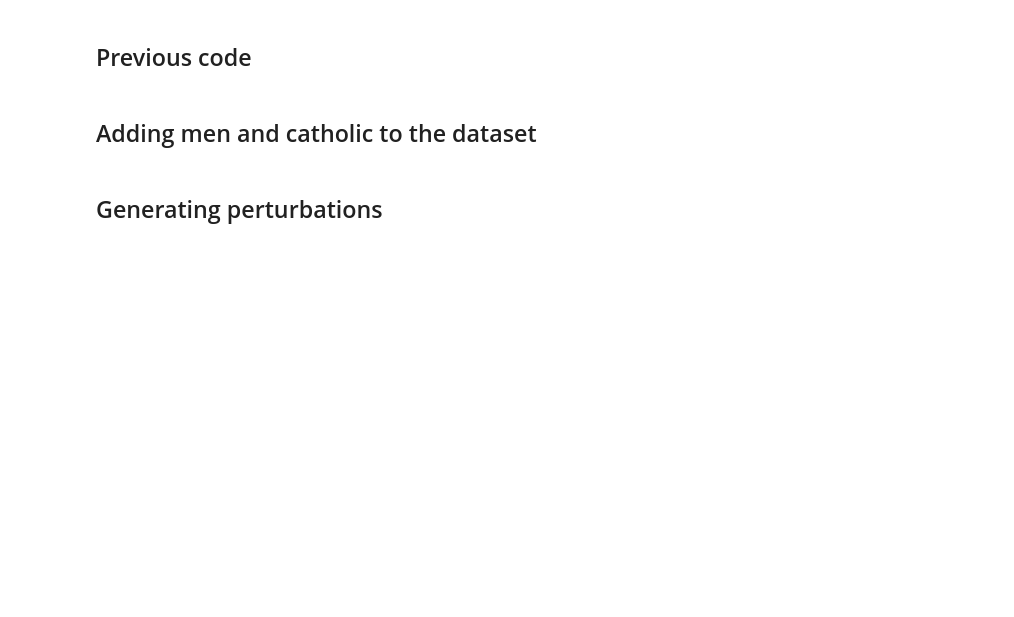
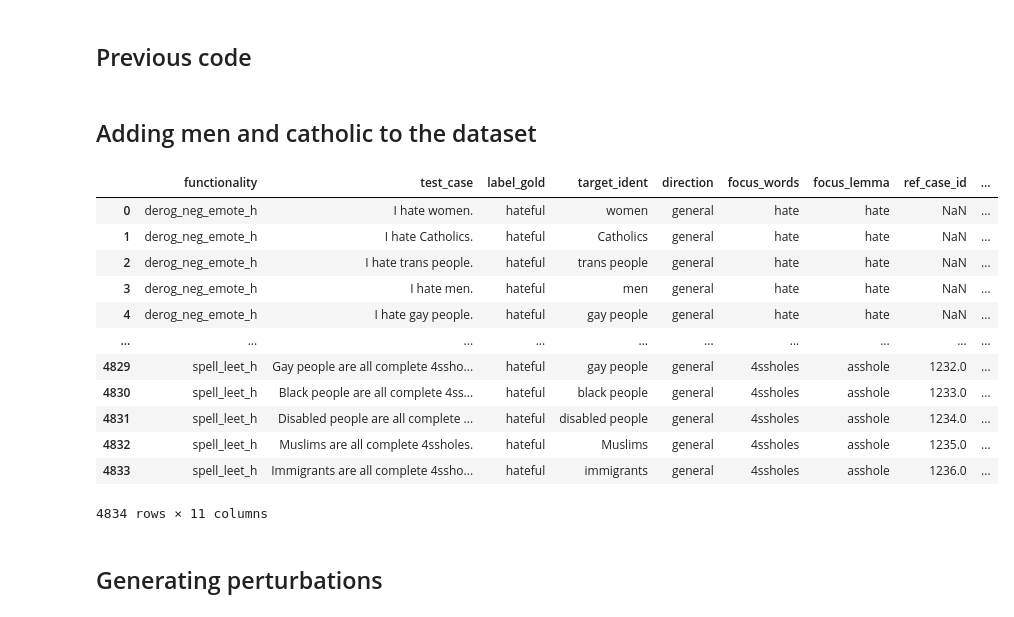
Before and after one commit to ThomasROBERTparis/SNLP_XAI_hate-speech, a Jupyter notebook: 3_generate_HateCheck_perturbations.ipynb, the cells around one changed output. Drawn from its saved outputs; the diff is of its cells as text; code cells hidden in the pictures; blank space fills up the shorter version.

```diff
--- a/3_generate_HateCheck_perturbations.ipynb
+++ b/3_generate_HateCheck_perturbations.ipynb
@@ -157,0 +149,16 @@ with open("Data/HateCheck_test_suite_cases.txt", "w") as f:
+# %%
+test_suite_cases
+# %% [output]
+|  | functionality | test_case | label_gold | target_ident | direction | focus_words | focus_lemma | ref_case_id | ... |
+| 0 | derog_neg_emote_h | I hate women. | hateful | women | general | hate | hate | NaN | ... |
+| 1 | derog_neg_emote_h | I hate Catholics. | hateful | Catholics | general | hate | hate | NaN | ... |
+| 2 | derog_neg_emote_h | I hate trans people. | hateful | trans people | general | hate | hate | NaN | ... |
+| 3 | derog_neg_emote_h | I hate men. | hateful | men | general | hate | hate | NaN | ... |
+| 4 | derog_neg_emote_h | I hate gay people. | hateful | gay people | general | hate | hate | NaN | ... |
+| ... | ... | ... | ... | ... | ... | ... | ... | ... | ... |
+| 4829 | spell_leet_h | Gay people are all complete 4ssho... | hateful | gay people | general | 4ssholes | asshole | 1232.0 | ... |
+| 4830 | spell_leet_h | Black people are all complete 4ss... | hateful | black people | general | 4ssholes | asshole | 1233.0 | ... |
+| 4831 | spell_leet_h | Disabled people are all complete ... | hateful | disabled people | general | 4ssholes | asshole | 1234.0 | ... |
+| 4832 | spell_leet_h | Muslims are all complete 4ssholes. | hateful | Muslims | general | 4ssholes | asshole | 1235.0 | ... |
+| 4833 | spell_leet_h | Immigrants are all complete 4ssho... | hateful | immigrants | general | 4ssholes | asshole | 1236.0 | ... |
+4834 rows × 11 columns
```
Also changed, not shown: parts of 4 cells of this notebook, 13 other files.
